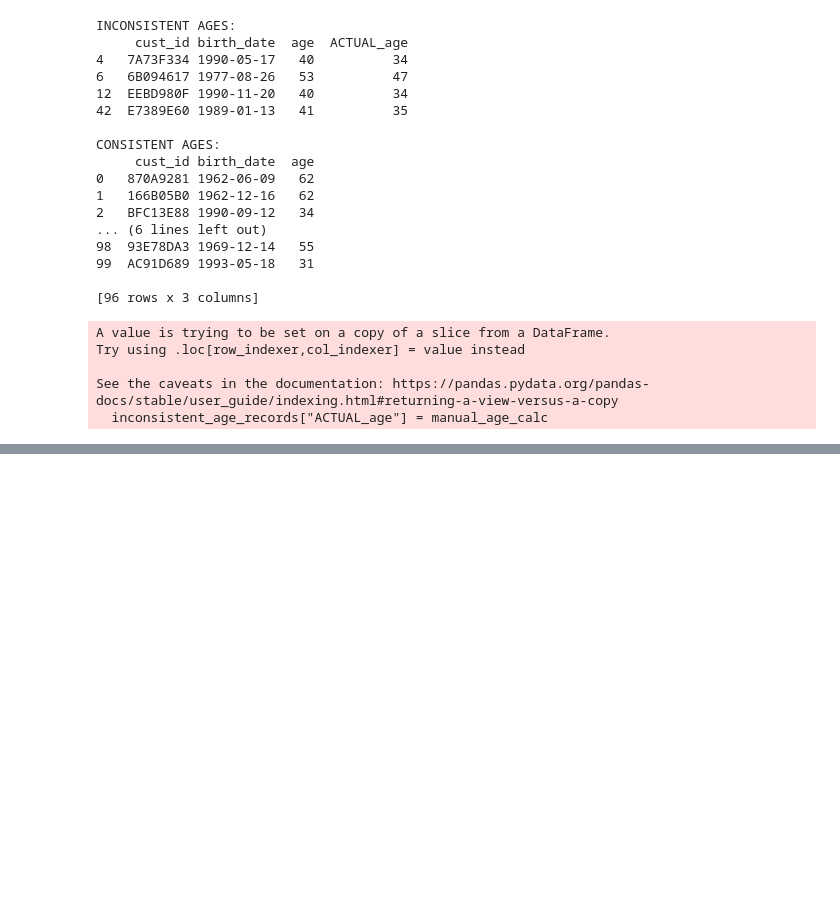
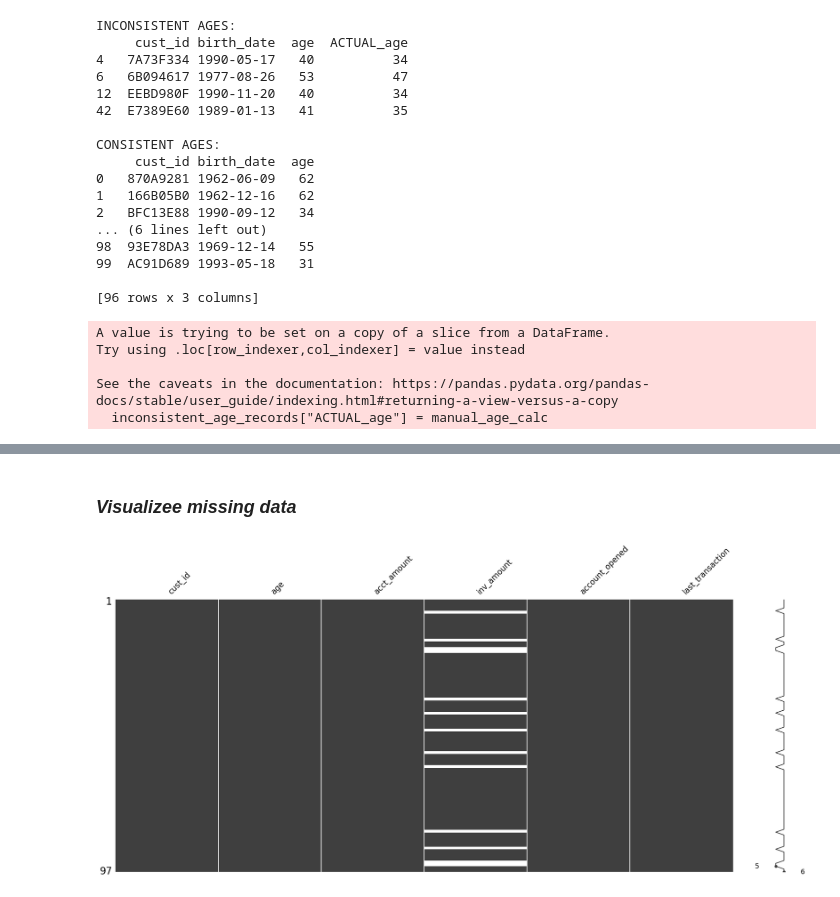
Before and after one commit to priscilla-arinze/PythonReview, a Jupyter notebook: LIBRARIES/Pandas_CleaningData.ipynb, the cells around one changed output, grey strips where cells are left out. Saved outputs shown, nothing was run; the diff lists cells and outputs as text; code cells hidden in the pictures; blank space fills up the shorter version.

Commit message:
finding/cleaning missing data

```diff
--- a/LIBRARIES/Pandas_CleaningData.ipynb
+++ b/LIBRARIES/Pandas_CleaningData.ipynb
@@ -973,0 +980,3 @@ See the caveats in the documentation: https://pandas.pydata.org/pandas-docs/stab
+# %%
+banking_missing_data_df = pd.read_csv(f"{datasets_cwd}\\banking_transactions_missing_data.csv")
+banking_missing_data_df
@@ -973,0 +1025,7 @@ See the caveats in the documentation: https://pandas.pydata.org/pandas-docs/stab
+# %% [markdown]
+### *Visualizee missing data*
+# %%
+msno.matrix(banking_missing_data_df)
+plt.show()
+# %% [output]
+[figure, added]
```
Also changed, not shown: parts of 11 cells of this notebook, 1 other file.
